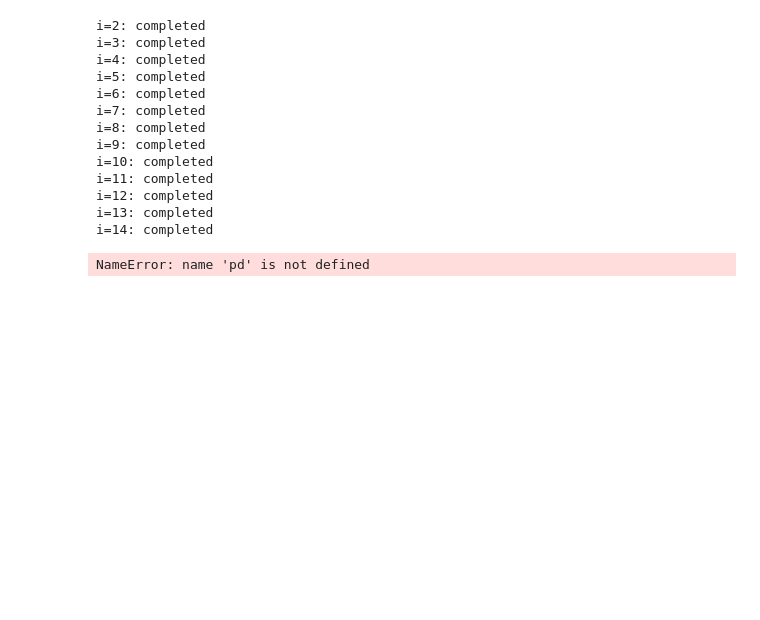
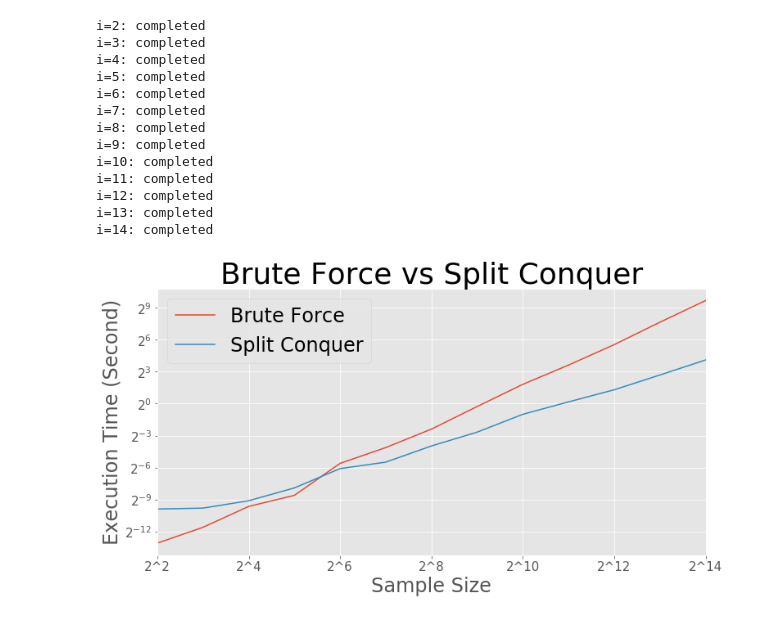
Before and after one commit to keita-dc/coursera_algorithm, a Jupyter notebook: optional_1_2_finding_closest_points.ipynb, the cells around one changed output. Saved outputs shown, nothing was run; the diff lists cells and outputs as text; code cells hidden in the pictures; blank space fills up the shorter version.

```diff
--- a/optional_1_2_finding_closest_points.ipynb
+++ b/optional_1_2_finding_closest_points.ipynb
@@ -302,14 +302,16 @@ i=13: completed
 i=14: completed
 # %%
 time_df = pd.DataFrame(time_list, index=range(2, 15), columns=["brute_force", "split_conquer"])
-time_df.plot()
-plt.title("Brute Force vs Split Conquer", fontsize=18)
-plt.legend(["Brute Force", "Split Conquer"], fontsize=15)
-plt.xlabel("Sample Size", fontsize = 15)
-plt.xticks(np.arange(2, 15, 2), labels = ["2^{}".format(i) for i in range(2, 15, 2)])
-plt.yscale("log")
-plt.ylabel("Execution Time (Second)", fontsize = 15)
+time_df.plot(figsize=(12, 6))
+
+plt.title("Brute Force vs Split Conquer", fontsize=36)
+plt.legend(["Brute Force", "Split Conquer"], fontsize=24)
+plt.xlabel("Sample Size", fontsize = 24)
+plt.xticks(np.arange(2, 15, 2), labels = ["2^{}".format(i) for i in range(2, 15, 2)], fontsize=15)
+plt.yticks(fontsize=15)
+plt.yscale("log", basey=2)
+plt.ylabel("Execution Time (Second)", fontsize = 24)
 plt.savefig("image/find_closest.png")
 plt.show()
 # %% [output]
-NameError: name 'pd' is not defined
+[figure, added]
```
Also changed, not shown: parts of 8 cells of this notebook, 4 other files.
